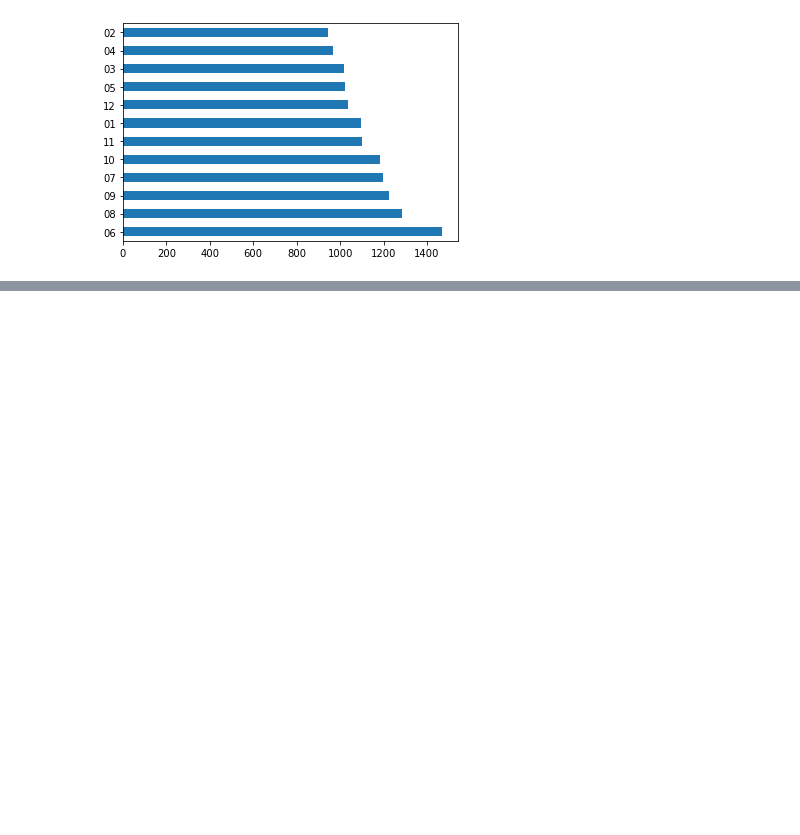
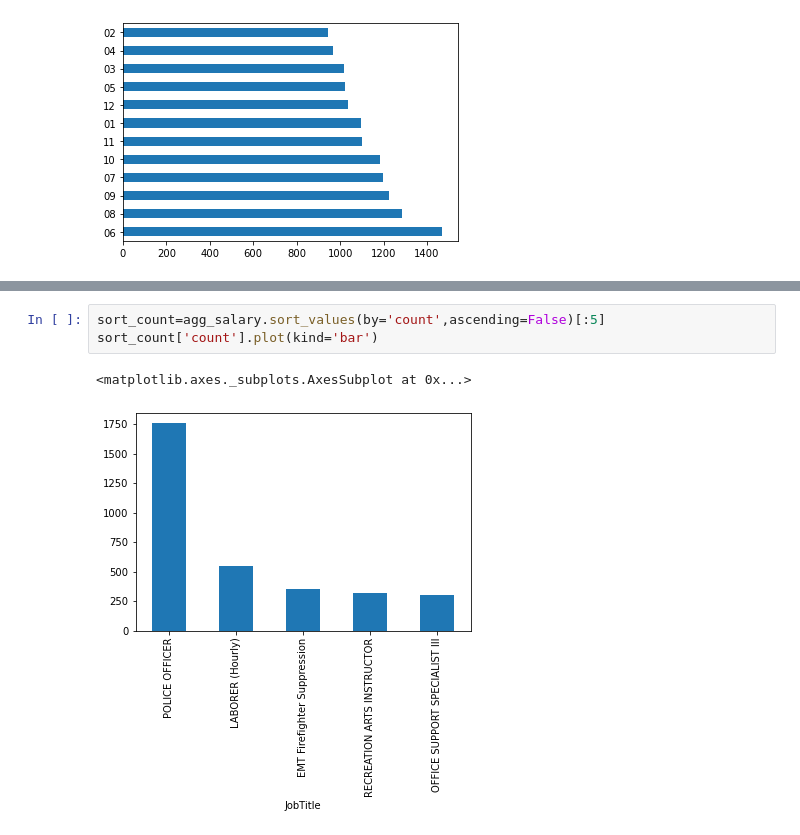
Before and after one commit to SethChloe/improved-train, a Jupyter notebook: mypython/Baltimore-analysis.ipynb, the cells around one changed output, grey strips where cells are left out. Saved outputs shown, nothing was run; the diff lists cells and outputs as text; blank space fills up the shorter version.

```diff
--- a/mypython/Baltimore-analysis.ipynb
+++ b/mypython/Baltimore-analysis.ipynb
@@ -98,0 +123,6 @@ month_count.plot(kind='barh')
+# %%
+sort_count=agg_salary.sort_values(by='count',ascending=False)[:5]
+sort_count['count'].plot(kind='bar')
+# %% [output]
+<matplotlib.axes._subplots.AxesSubplot at 0x...>
+[figure, added]
```
Also changed, not shown: parts of 2 cells of this notebook, 2 other files.
